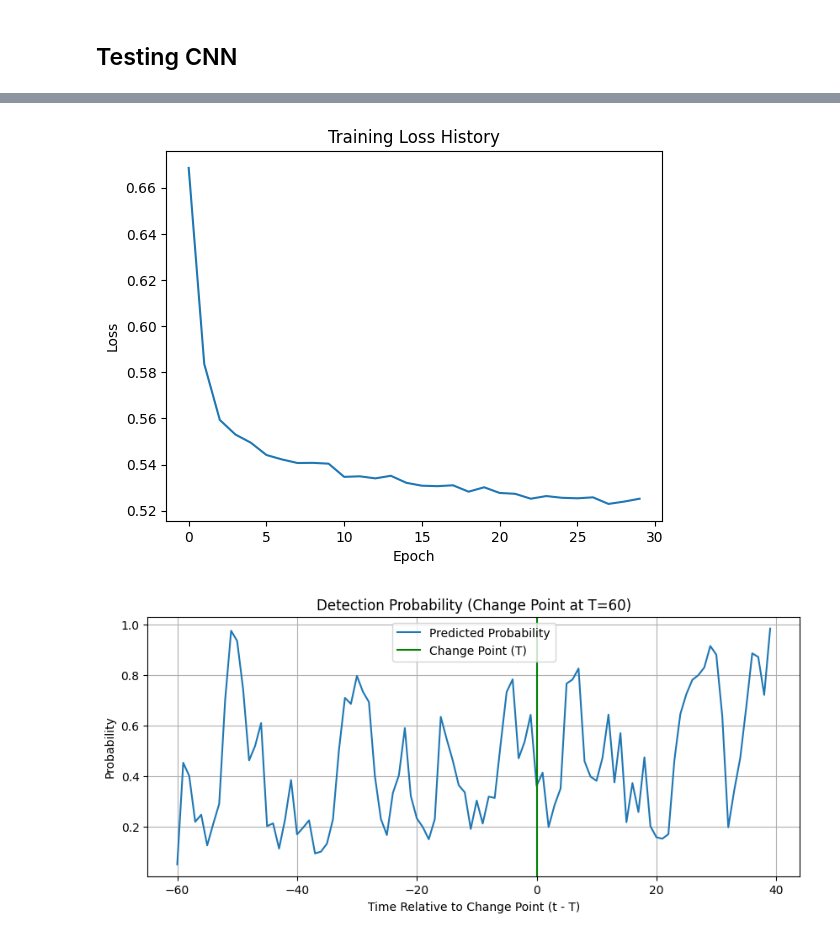
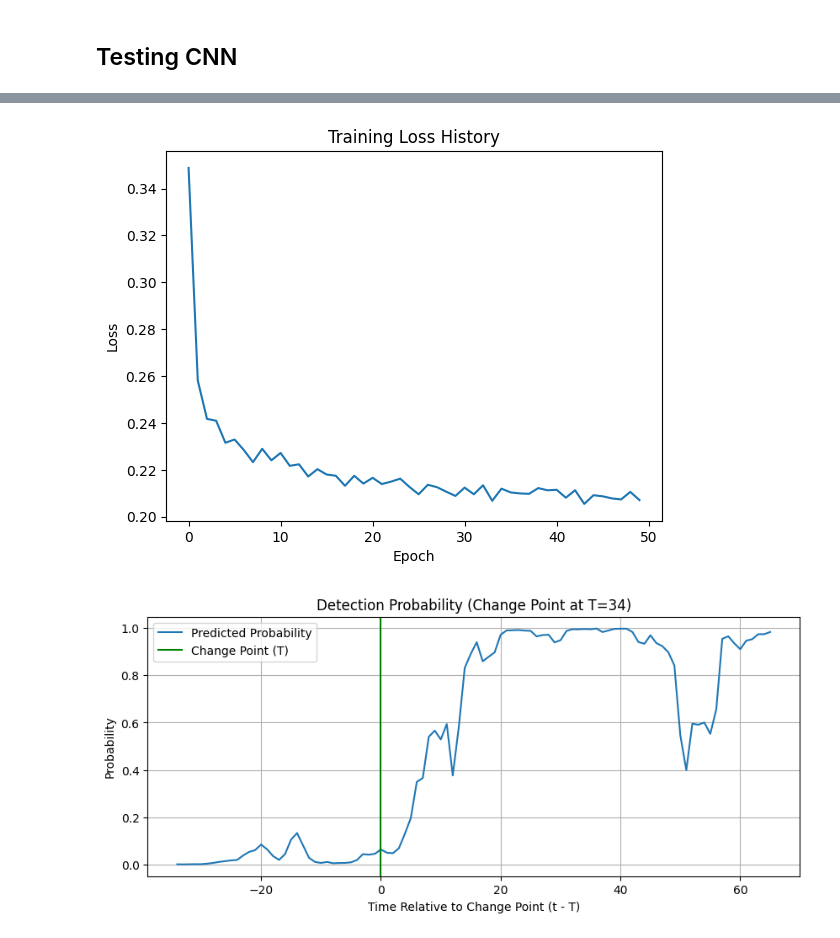
Before and after one commit to yashc73080/CS462-Deep-Learning, a Jupyter notebook: HW3/sequences.ipynb, the cells around one changed output, grey strips where cells are left out. Cells and saved outputs as stored; diff of their text form; code cells hidden in the pictures.

```diff
--- a/HW3/sequences.ipynb
+++ b/HW3/sequences.ipynb
@@ -293,13 +293,18 @@ class CNNModel(nn.Module):
 
     # Convolutional Layers
     self.conv_layers = nn.Sequential(
-        nn.Conv1d(in_channels, 40, kernel_size=kernel, stride=stride, padding=padding),
+        nn.Conv1d(in_channels, 64, kernel_size=kernel, stride=stride, padding=padding),
+        nn.BatchNorm1d(64),
         nn.ReLU(),
-        nn.Conv1d(40, 40, kernel_size=kernel, stride=stride, padding=padding),
+        nn.Conv1d(64, 64, kernel_size=kernel, stride=stride, padding=padding),
+        nn.BatchNorm1d(64),
         nn.ReLU(),
-        # Final layer to map it down to 1 dimension --> maintains time dimension
-        nn.Conv1d(40, out_dim, kernel_size=1)
-    )
+        nn.Conv1d(64, 64, kernel_size=kernel, stride=stride, padding=padding),
+        nn.BatchNorm1d(64),
+        nn.ReLU(),
+        # Final layer to map it down to 1 dimension
+        nn.Conv1d(64, out_dim, kernel_size=1)
+      )
 
     self.to(device)
 
@@ -317,6 +322,6 @@ class CNNModel(nn.Module):
 # %% [markdown]
 ## Testing CNN
 # %%
-cnn = CNNModel(in_channels=10, out_dim=1, kernel=3, stride=1, sequence_length=100, device=device)
-cnn, cnn_loss_history = train_model(cnn, dataloader, num_epochs=30, lr=0.001, plot=True)
+cnn = CNNModel(in_channels=10, out_dim=1, kernel=7, stride=1, sequence_length=100, device=device)
+cnn, cnn_loss_history = train_model(cnn, dataloader, num_epochs=50, lr=0.001, plot=True)
 # %% [output]
@@ -330,7 +339,7 @@ Epoch 30/30, Loss: 0.5252
-[figure, old version]
+[figure, new version]
 # %%
 seq, label, T = dataloader.dataset[0]
 probabilities = get_probabilities(cnn, seq)
 plot_probabilities(probabilities, T)
 # %% [output]
-[figure, old version]
+[figure, new version]
```
Also changed, not shown: parts of 3 cells of this notebook.
